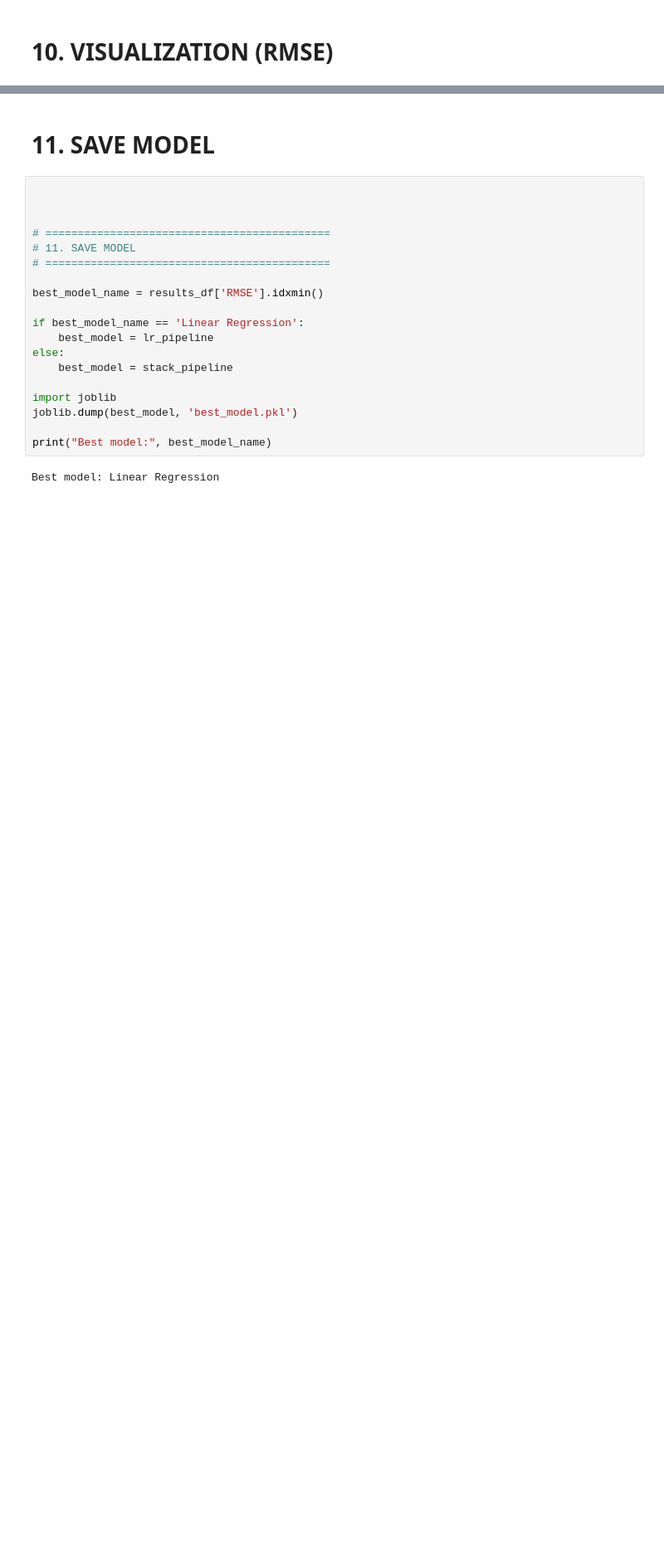
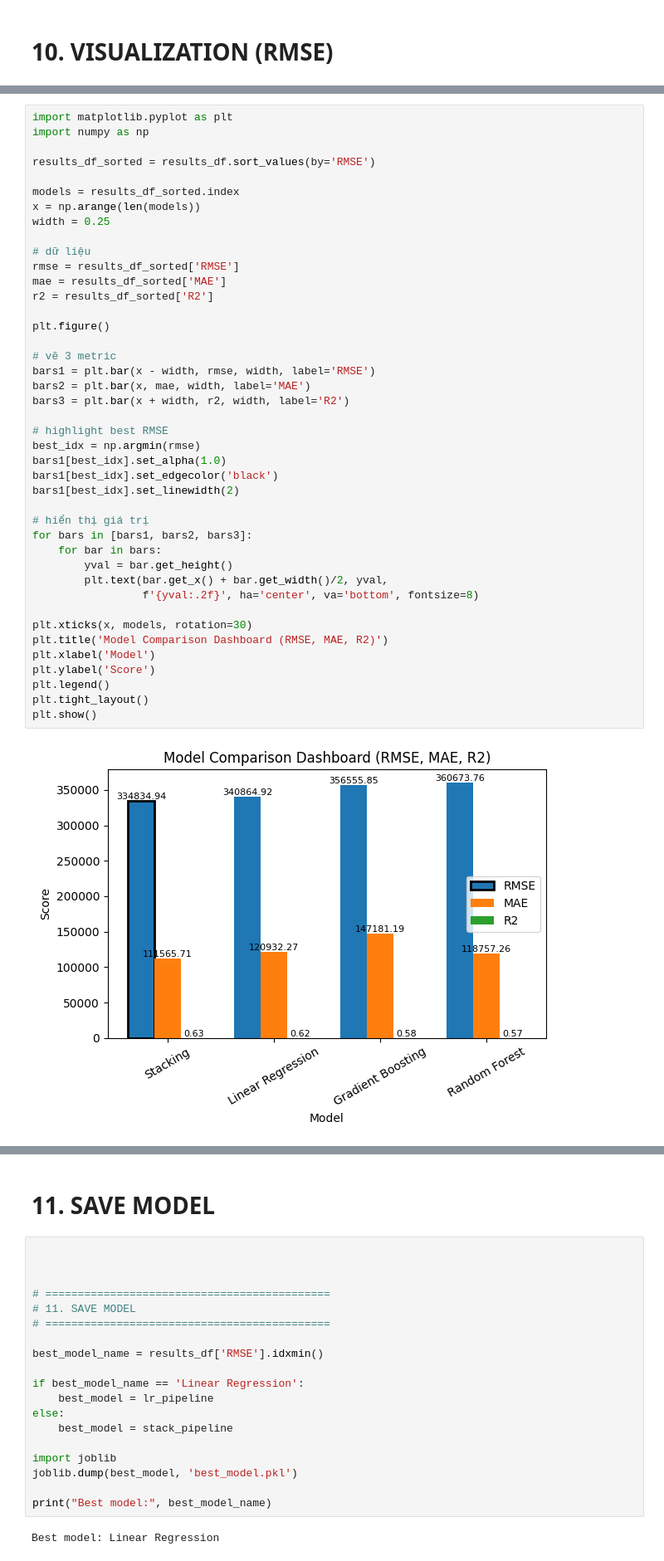
Before and after one commit to hoangchaulanbao/HocmayNC, a Jupyter notebook: Du_doan_gia_xe_o_to.ipynb, the cells around one changed output, grey strips where cells are left out. Shown at 83% size. Drawn from its saved outputs; the diff is of its cells as text; blank space fills up the shorter version.

```diff
--- a/Du_doan_gia_xe_o_to.ipynb
+++ b/Du_doan_gia_xe_o_to.ipynb
@@ -1112,0 +1174,44 @@ plt.show()
+# %%
+import matplotlib.pyplot as plt
+import numpy as np
+
+results_df_sorted = results_df.sort_values(by='RMSE')
+
+models = results_df_sorted.index
+x = np.arange(len(models))
+width = 0.25
+
+# dữ liệu
+rmse = results_df_sorted['RMSE']
+mae = results_df_sorted['MAE']
+r2 = results_df_sorted['R2']
+
+plt.figure()
+
+# vẽ 3 metric
+bars1 = plt.bar(x - width, rmse, width, label='RMSE')
+bars2 = plt.bar(x, mae, width, label='MAE')
+bars3 = plt.bar(x + width, r2, width, label='R2')
+
+# highlight best RMSE
+best_idx = np.argmin(rmse)
+bars1[best_idx].set_alpha(1.0)
+bars1[best_idx].set_edgecolor('black')
+bars1[best_idx].set_linewidth(2)
+
+# hiển thị giá trị
+for bars in [bars1, bars2, bars3]:
+    for bar in bars:
+        yval = bar.get_height()
+        plt.text(bar.get_x() + bar.get_width()/2, yval,
+                 f'{yval:.2f}', ha='center', va='bottom', fontsize=8)
+
+plt.xticks(x, models, rotation=30)
+plt.title('Model Comparison Dashboard (RMSE, MAE, R2)')
+plt.xlabel('Model')
+plt.ylabel('Score')
+plt.legend()
+plt.tight_layout()
+plt.show()
+# %% [output]
+[figure, added]
```
Also changed, not shown: parts of 8 cells of this notebook.
